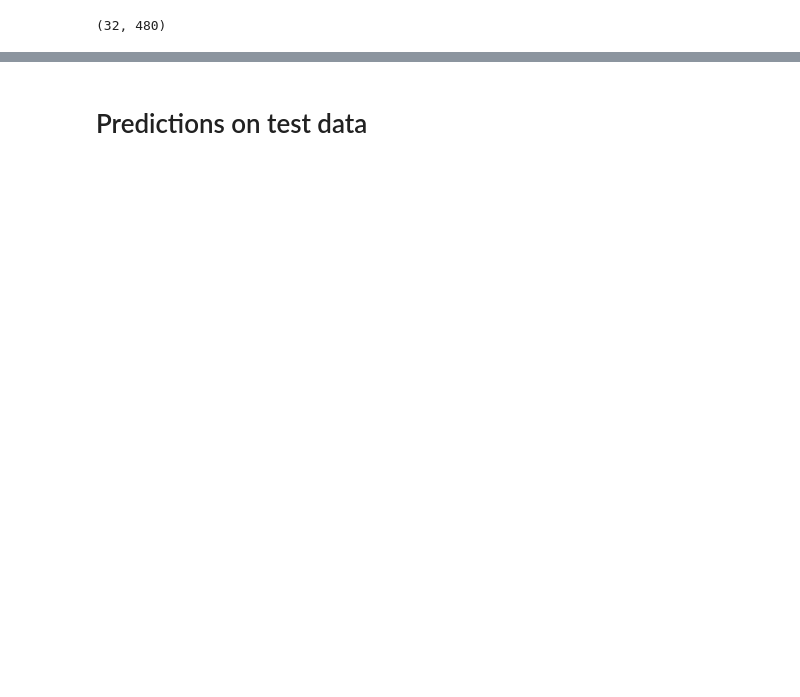
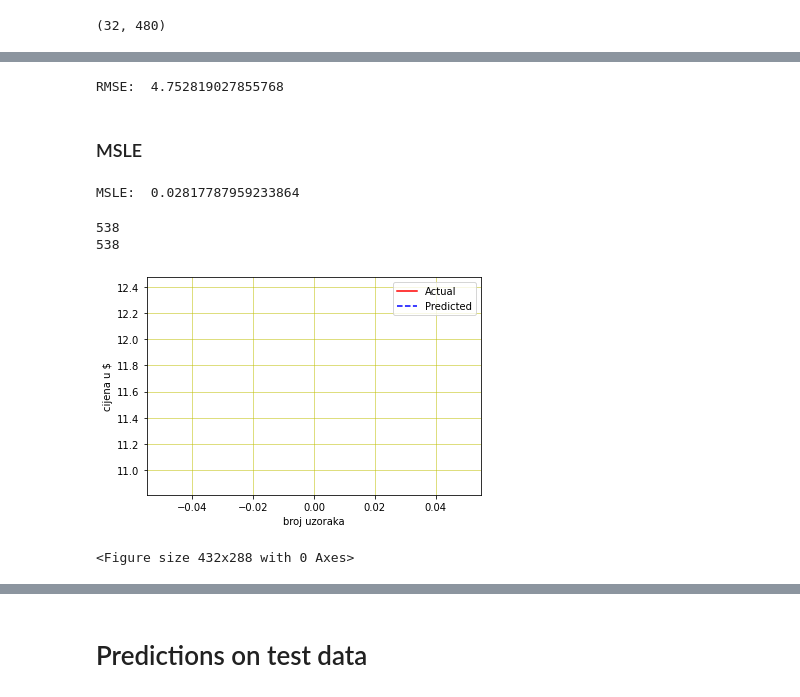
Before and after one commit to mikulicmateo/StockPrediction, a Jupyter notebook: MultioutputModel.ipynb, the cells around one changed output, grey strips where cells are left out. Cells and saved outputs as stored; diff of their text form; code cells hidden in the pictures; blank space fills up the shorter version.

```diff
--- a/MultioutputModel.ipynb
+++ b/MultioutputModel.ipynb
@@ -327,0 +446,11 @@ ds_test_yy = ds_test_y.batch(32)
+# %%
+predictions_experiment = model.predict(ds_test_x.batch(32))
+# %%
+experiment_real_vals = []
+experiment_predicted_vals = []
+
+for real_vals in list(ds_test_y):
+  experiment_real_vals = experiment_real_vals + list(real_vals)
+
+for predicted_vals in list(predictions_experiment):
+  experiment_predicted_vals = experiment_predicted_vals + list(predicted_vals)
@@ -327,0 +495,33 @@ ds_test_yy = ds_test_y.batch(32)
+# %%
+print("RMSE: ", rmse)
+# %% [output]
+RMSE:  4.752819027855768
+# %% [markdown]
+### MSLE
+# %%
+sum_msle = 0
+
+for i in range(len(experiment_real_vals)-1):
+  sum_msle =  sum_msle + ((math.log(experiment_real_vals[i]+1)-math.log(experiment_predicted_vals[i]+1)) ** 2)
+
+print("MSLE: ", sum_msle/len(experiment_real_vals))
+# %% [output]
+MSLE:  0.02817787959233864
+# %%
+print(len(list(ds_test_y)))
+print(len(predictions_experiment))
+# %% [output]
+538
+538
+# %%
+pyplot.plot(experiment_real_vals[0], linestyle='solid', color='r')
+pyplot.plot(experiment_predicted_vals[0], linestyle='dashed', color='b')
+pyplot.legend(['Actual','Predicted'], loc='best')
+pyplot.grid(color = 'y', linewidth='0.5')
+pyplot.ylabel("cijena u $")
+pyplot.xlabel("broj uzoraka")
+pyplot.show()
+pyplot.savefig('snippet-experiment.png')
+# %% [output]
+[figure, added]
+<Figure size 432x288 with 0 Axes>
```
Also changed, not shown: parts of 47 cells of this notebook.
